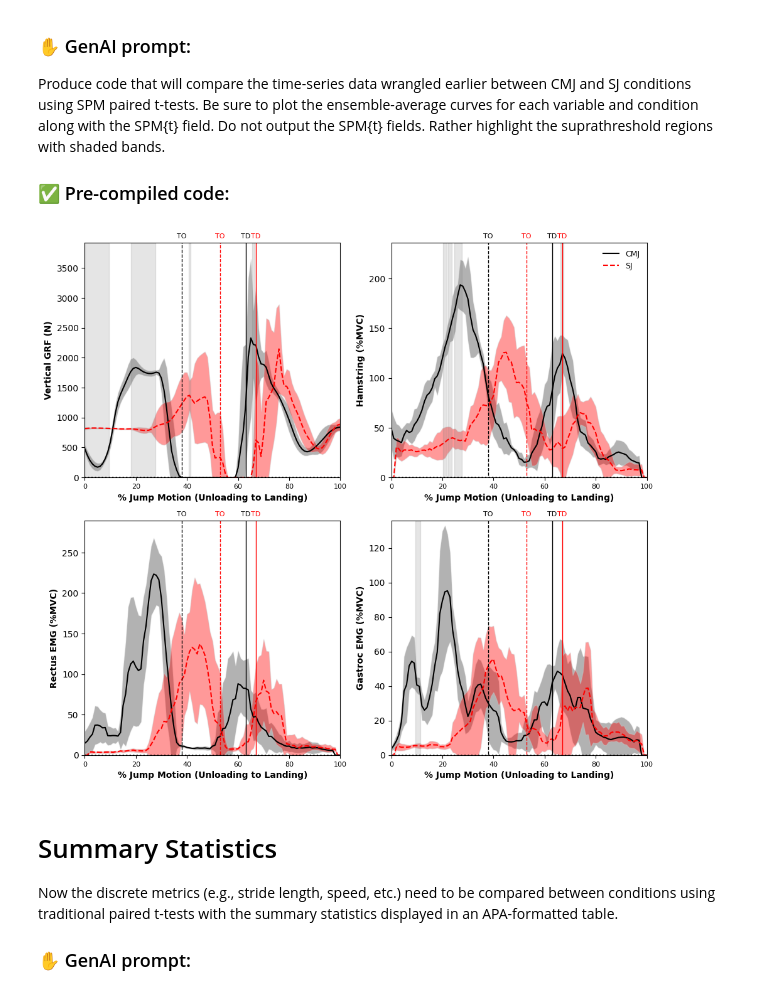
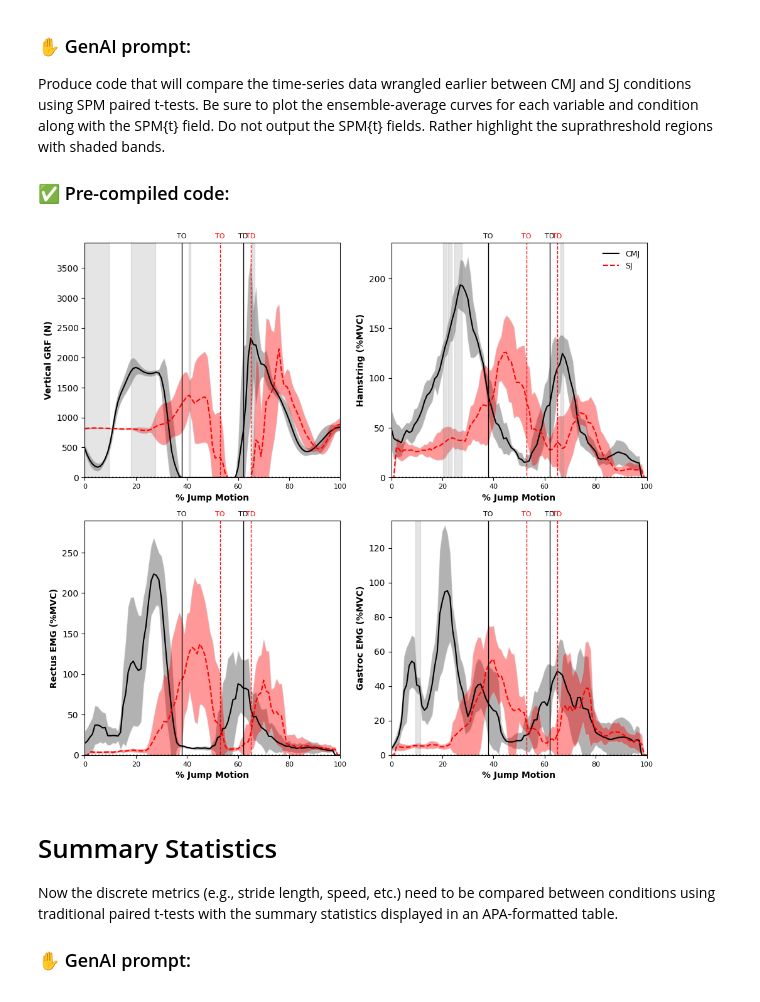
Before and after one commit to plnu-biomechanics/kin6015, a Jupyter notebook: notebooks/kin6015_lab6.ipynb, the cells around one changed output. Saved outputs shown, nothing was run; the diff lists cells and outputs as text; code cells hidden in the pictures.

```diff
--- a/notebooks/kin6015_lab6.ipynb
+++ b/notebooks/kin6015_lab6.ipynb
@@ -401,7 +401,7 @@ if cmj_TO is not None: # Ensure cmj_TO is defined before searching for landing
         # cmj_TO is 1-based, so for 0-based array indexing, we start from cmj_TO.
         for frame_index in range(cmj_TO, total_frames):
             # Check if the GRF value is greater than 0.5 (indicating landing)
-            if verticalgrf_CMJ_data[trial_index, frame_index] > 0.5:
+            if verticalgrf_CMJ_data[trial_index, frame_index] > 0:
                 touchdown_frames.append(frame_index + 1) # Append 1-based frame number
                 found_touchdown_for_trial = True
                 break # Break out of the inner (frame) loop to move to the next trial
@@ -416,7 +416,7 @@ average_touchdown_frame = np.nanmean(touchdown_frames)
 
 # Assign this average to the 'cmj_TD' variable, converting to int if not NaN
 if not np.isnan(average_touchdown_frame):
-    cmj_TD = int(round(average_touchdown_frame))
+    cmj_TD = int(round(average_touchdown_frame))-1
 else:
     cmj_TD = None # Or handle as appropriate if no valid frames were found
 
@@ -468,7 +468,7 @@ if sj_TO is not None: # Ensure sj_TO is defined before searching for landing
         # sj_TO is 1-based, so for 0-based array indexing, we start from sj_TO.
         for frame_index in range(sj_TO, total_frames):
             # Check if the GRF value is greater than 0.5 (indicating landing)
-            if verticalgrf_SJ_data[trial_index, frame_index] > 0.5:
+            if verticalgrf_SJ_data[trial_index, frame_index] > 0:
                 touchdown_frames.append(frame_index + 1) # Append 1-based frame number
                 found_touchdown_for_trial = True
                 break # Break out of the inner (frame) loop to move to the next trial
@@ -483,7 +483,7 @@ average_touchdown_frame = np.nanmean(touchdown_frames)
 
 # Assign this average to the 'sj_TD' variable, converting to int if not NaN
 if not np.isnan(average_touchdown_frame):
-    sj_TD = int(round(average_touchdown_frame))
+    sj_TD = int(round(average_touchdown_frame))-1
 else:
     sj_TD = None # Or handle as appropriate if no valid frames were found
 
@@ -585,9 +585,9 @@ def plot_spm(ax, Y1, Y2, label_Y1, label_Y2, take_off1, take_off2, land1, land2,
     # ax.set_xticks(x_ticks)
     ax.vlines(x=take_off2, ymin=y_limits[0]-100, ymax=y_limits[1]+100, color='r', linestyle='--', lw=1)
     ax.text(take_off2-2, ypos, 'TO', fontsize=8, color='r')
-    ax.vlines(x=take_off1, ymin=y_limits[0]-100, ymax=y_limits[1]+100, color='k', linestyle='--', lw=1)
+    ax.vlines(x=take_off1, ymin=y_limits[0]-100, ymax=y_limits[1]+100, color='k', linestyle='-', lw=1)
     ax.text(take_off1-2, ypos, 'TO', fontsize=8)
-    ax.vlines(x=land2, ymin=y_limits[0]-100, ymax=y_limits[1]+100, color='r', linestyle='-', lw=1)
+    ax.vlines(x=land2, ymin=y_limits[0]-100, ymax=y_limits[1]+100, color='r', linestyle='--', lw=1)
     ax.text(land2-2, ypos, 'TD', fontsize=8, color='r')
     ax.vlines(x=land1, ymin=y_limits[0]-100, ymax=y_limits[1]+100, color='k', linestyle='-', lw=1)
     ax.text(land1-2, ypos, 'TD', fontsize=8)
@@ -607,7 +607,7 @@ pyplot.figure( figsize=(10, 9) ) # Adjusted figsize for a 4 plot grid
 # =============================================================================
 
 # Replace x and y axes and filename label
-xlabel = "% Jump Motion (Unloading to Landing)"
+xlabel = "% Jump Motion"
 ylabel="Vertical GRF"
 units = "N"
 
@@ -656,7 +656,7 @@ plot_spm(
 # =============================================================================
 
 # Replace x and y axes and filename label
-# xlabel = "% Jump Motion (Unloading to Landing)"
+# xlabel = "% Jump Motion"
 ylabel="Hamstring"
 units = "%MVC"
 
@@ -707,7 +707,7 @@ plot_spm(
 # =============================================================================
 
 # Replace x and y axes and filename label
-# xlabel = "% Jump Motion (Unloading to Landing)"
+# xlabel = "% Jump Motion"
 ylabel="Rectus EMG"
 units = "%MVC"
 
@@ -759,7 +759,7 @@ plot_spm(
 # =============================================================================
 
 # Replace x and y axes and filename label
-# xlabel = "% Jump Motion (Unloading to Landing)"
+# xlabel = "% Jump Motion"
 ylabel="Gastroc EMG"
 units = "%MVC"
 
@@ -782,34 +782,34 @@ else: # If all data is NaN after concatenation and filtering
     min_val = -1.0 # Default to some reasonable range if all data is NaN
     max_val = 1.0
 
 # min_val = 0 # Removed hardcoded limits
 # max_val = 1000 # Removed hardcoded limits
 y_limits = [min_val, max_val] # Use dynamically calculated limits
 
 # Subplot 4
 ax4 = pyplot.subplot(2, 2, 4) # Changed to 2 rows, 2 columns, position 1, now ax4
 plot_spm(
     ax4, YA, YB,
     label_Y1="CMJ",
     label_Y2="SJ",
     take_off1 = cmj_TO,
     take_off2 = sj_TO,
     land1 = cmj_TD,
     land2 = sj_TD,
     x_label = xlabel,
     y_label=f'{ylabel} ({units})',
     y_limits=y_limits,
     units=units,
     color_Y1='k',
     color_Y2='r',
     show_legend=False
 )
 
 ### plot SPM results:
 pyplot.tight_layout()
 pyplot.show()
 # %% [output]
-[figure, old version]
+[figure, new version]
 # %% [markdown]
 
 # Summary Statistics
```
